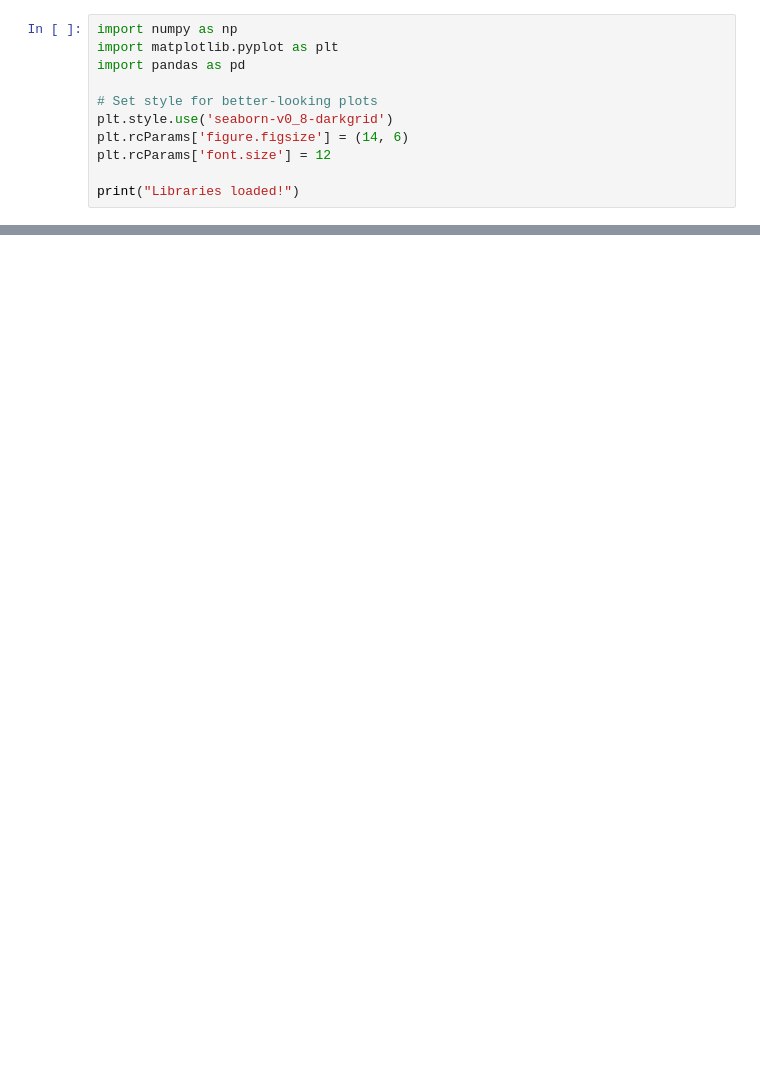
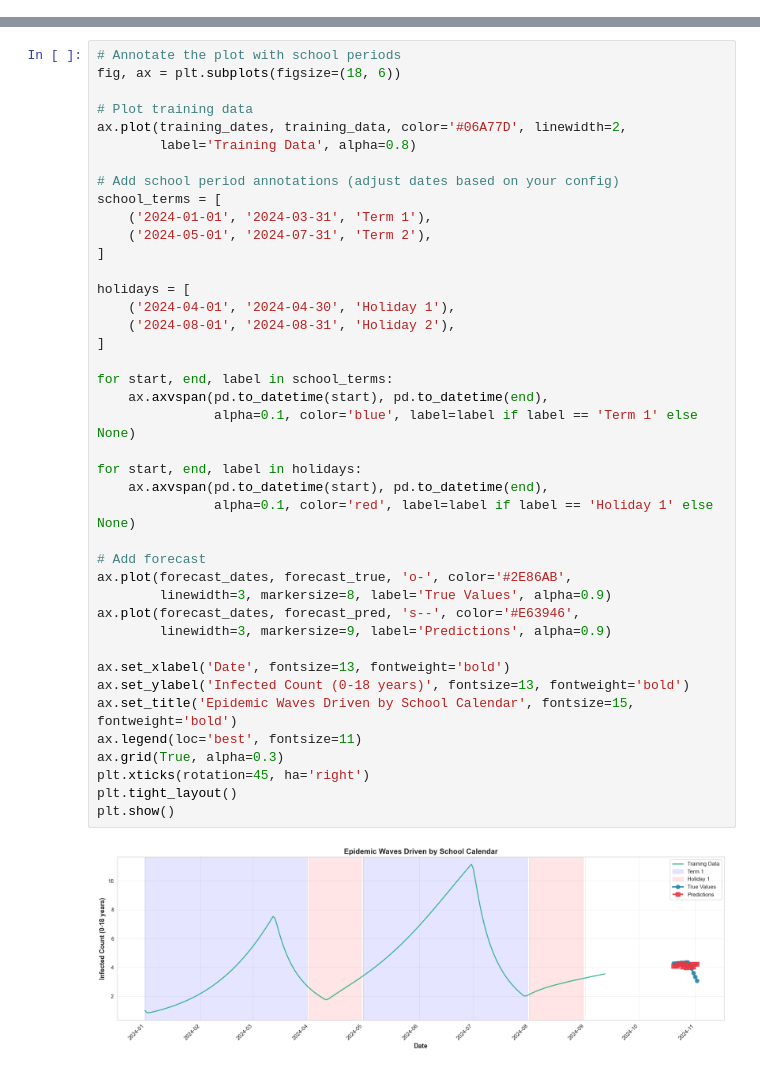
Before and after one commit to suprabhathk/Time-LLM_EV_PL, a Jupyter notebook: visualisation/visualisation.ipynb, the cells around one changed output, grey strips where cells are left out. Saved outputs shown, nothing was run; the diff lists cells and outputs as text; blank space fills up the shorter version.

Commit message:
Adding epidemic models along with gemma integration

```diff
--- a/visualisation/visualisation.ipynb
+++ b/visualisation/visualisation.ipynb
@@ -1,11 +0,0 @@
-# %%
-import numpy as np
-import matplotlib.pyplot as plt
-import pandas as pd
-
-# Set style for better-looking plots
-plt.style.use('seaborn-v0_8-darkgrid')
-plt.rcParams['figure.figsize'] = (14, 6)
-plt.rcParams['font.size'] = 12
-
-print("Libraries loaded!")
@@ -607,0 +266,43 @@ Name: T (degC), dtype: float64
+# %%
+# Annotate the plot with school periods
+fig, ax = plt.subplots(figsize=(18, 6))
+
+# Plot training data
+ax.plot(training_dates, training_data, color='#06A77D', linewidth=2,
+        label='Training Data', alpha=0.8)
+
+# Add school period annotations (adjust dates based on your config)
+school_terms = [
+    ('2024-01-01', '2024-03-31', 'Term 1'),
+    ('2024-05-01', '2024-07-31', 'Term 2'),
+]
+
+holidays = [
+    ('2024-04-01', '2024-04-30', 'Holiday 1'),
+    ('2024-08-01', '2024-08-31', 'Holiday 2'),
+]
+
+for start, end, label in school_terms:
+    ax.axvspan(pd.to_datetime(start), pd.to_datetime(end),
+               alpha=0.1, color='blue', label=label if label == 'Term 1' else None)
+
+for start, end, label in holidays:
+    ax.axvspan(pd.to_datetime(start), pd.to_datetime(end),
+               alpha=0.1, color='red', label=label if label == 'Holiday 1' else None)
+
+# Add forecast
+ax.plot(forecast_dates, forecast_true, 'o-', color='#2E86AB',
+        linewidth=3, markersize=8, label='True Values', alpha=0.9)
+ax.plot(forecast_dates, forecast_pred, 's--', color='#E63946',
+        linewidth=3, markersize=9, label='Predictions', alpha=0.9)
+
+ax.set_xlabel('Date', fontsize=13, fontweight='bold')
+ax.set_ylabel('Infected Count (0-18 years)', fontsize=13, fontweight='bold')
+ax.set_title('Epidemic Waves Driven by School Calendar', fontsize=15, fontweight='bold')
+ax.legend(loc='best', fontsize=11)
+ax.grid(True, alpha=0.3)
+plt.xticks(rotation=45, ha='right')
+plt.tight_layout()
+plt.show()
+# %% [output]
+[figure, added]
```
Also changed, not shown: parts of 26 cells of this notebook, 32 other files.
